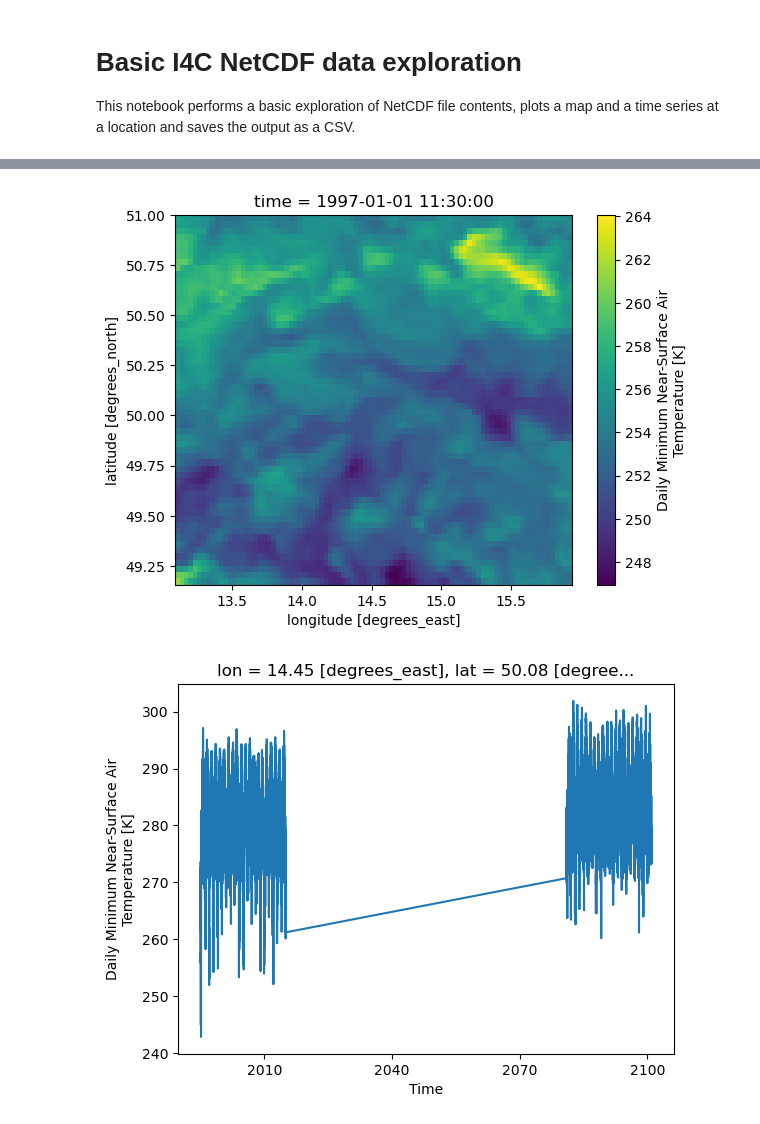
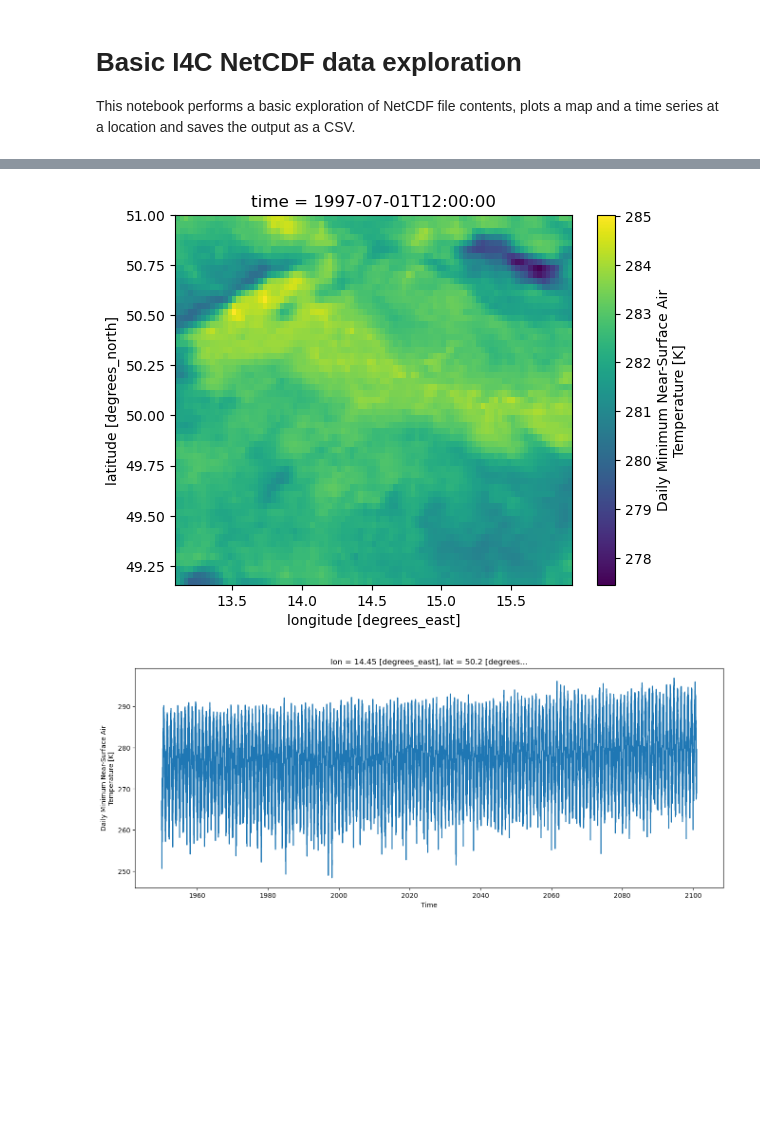
Before and after one commit to jesusff/T33-Emulator-hub, a Jupyter notebook: notebooks/basic_data_exploration.ipynb, the cells around one changed output, grey strips where cells are left out. Drawn from its saved outputs; the diff is of its cells as text; code cells hidden in the pictures; blank space fills up the shorter version.

Commit message:
Add emulator loading example and static fields

```diff
--- a/notebooks/basic_data_exploration.ipynb
+++ b/notebooks/basic_data_exploration.ipynb
@@ -7,7 +7,9 @@ import glob
 import xarray as xr
 import matplotlib.pyplot as plt
 # %%
-files = glob.glob('../I4C_CPRCM_CITY_DATA/ALPX-3i-Prague/tasmin_*.nc')
+#files = glob.glob('../I4C_CPRCM_CITY_DATA/ALPX-3i-Prague/tasmin_*.nc')
+files = glob.glob('../I4C_EMULATOR_CITY_DATA/ALPX-3i-Prague/tasmin_*_MPI-ESM1-2-HR_*[a7]?_r1i1p1f1_*.nc') # historic(a)l and ssp3(7)0
 ds = xr.open_mfdataset(files, combine='by_coords')
+#ds = ds.sel(time=ds['time.season'] == 'JJA')
 ds
 # %% [output]
@@ -60,18 +64,20 @@ Wed Jun 17 18:46:14 2026: cdo mergetime I4C_CPRCM_CITY_DATA/ALPX-3i-Prague/tasmi
 CDO :
 Climate Data Operators version 2.5.0 (https://mpimet.mpg.de/cdo)
 # %%
-hm = ds.tasmin.sel(time='1997-01-01').plot()
+hm = ds.tasmin.sel(time='1997-07-01').plot()
 # %% [output]
-[figure, old version]
+[figure, new version]
 # %%
 # E.g. location of Prague
-target_lat = 50.0755
+target_lat = 50.2 # 50.0755
 target_lon = 14.4378
 
 time_series = ds.tasmin.sel(lat=target_lat, lon=target_lon, method='nearest')
-ht = time_series.plot()
+
+fig, ax = plt.subplots(figsize=(16, 6))
+ht = time_series.plot(ax=ax)
 # %% [output]
-[figure, old version]
+[figure, new version]
 # %%
 # CSV export with header: date,tasmin
 df = time_series.to_dataframe()[['tasmin']]
```
Also changed, not shown: parts of 7 cells of this notebook.
